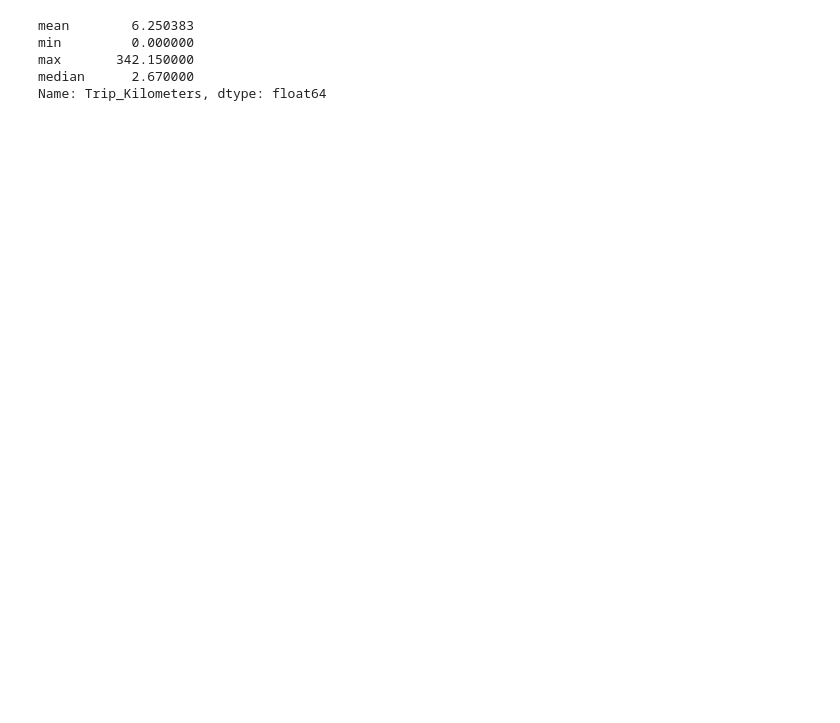
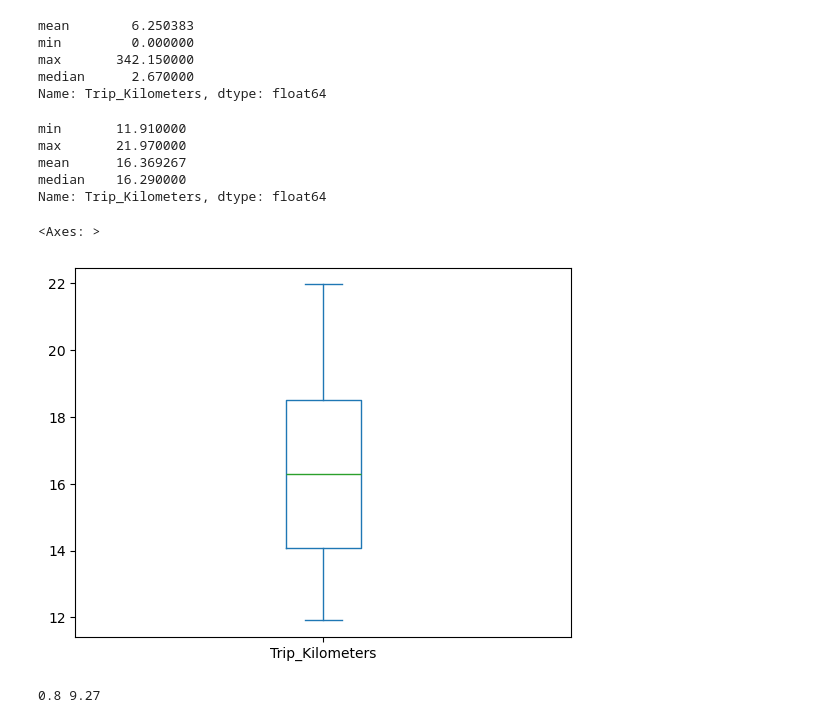
Before and after one commit to JoeAdelmous/Chicago-Trips-Analysis, a Jupyter notebook: EDA/Searching.ipynb, the cells around one changed output. Drawn from its saved outputs; the diff is of its cells as text; code cells hidden in the pictures; blank space fills up the shorter version.

```diff
--- a/EDA/Searching.ipynb
+++ b/EDA/Searching.ipynb
@@ -40,3 +40,28 @@ min         0.000000
 max       342.150000
 median      2.670000
 Name: Trip_Kilometers, dtype: float64
+# %%
+q3 = df['Trip_Kilometers'].quantile(.75)
+q1 = df['Trip_Kilometers'].quantile(.25)
+iqr =q3-q1
+# %%
+upper_bound = (1.5*iqr) + q3
+lower_bound = (1.5*iqr) - q1
+# %%
+df_no_outliers = df[(df['Trip_Kilometers'] >= lower_bound) & (df['Trip_Kilometers'] <=upper_bound)]
+df_no_outliers['Trip_Kilometers'].agg(['min','max','mean','median'])
+# %% [output]
+min       11.910000
+max       21.970000
+mean      16.369267
+median    16.290000
+Name: Trip_Kilometers, dtype: float64
+# %%
+df_no_outliers['Trip_Kilometers'].plot(kind='box')
+# %% [output]
+<Axes: >
+[figure, added]
+# %%
+print(q1,q3)
+# %% [output]
+0.8 9.27
```
Also changed, not shown: parts of 8 cells of this notebook.
